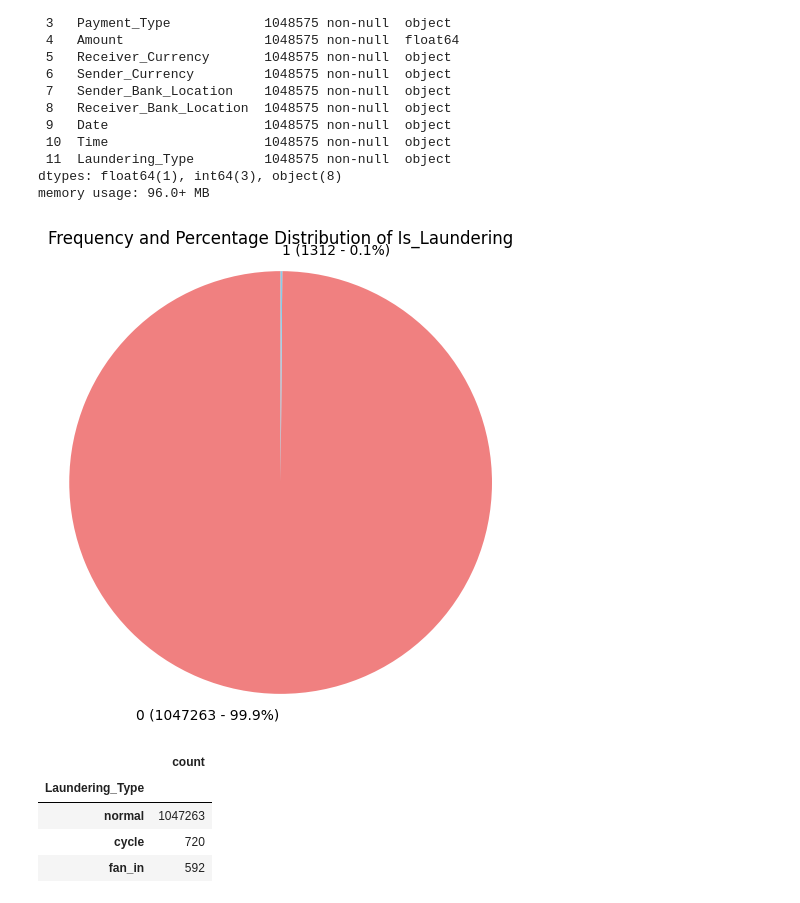
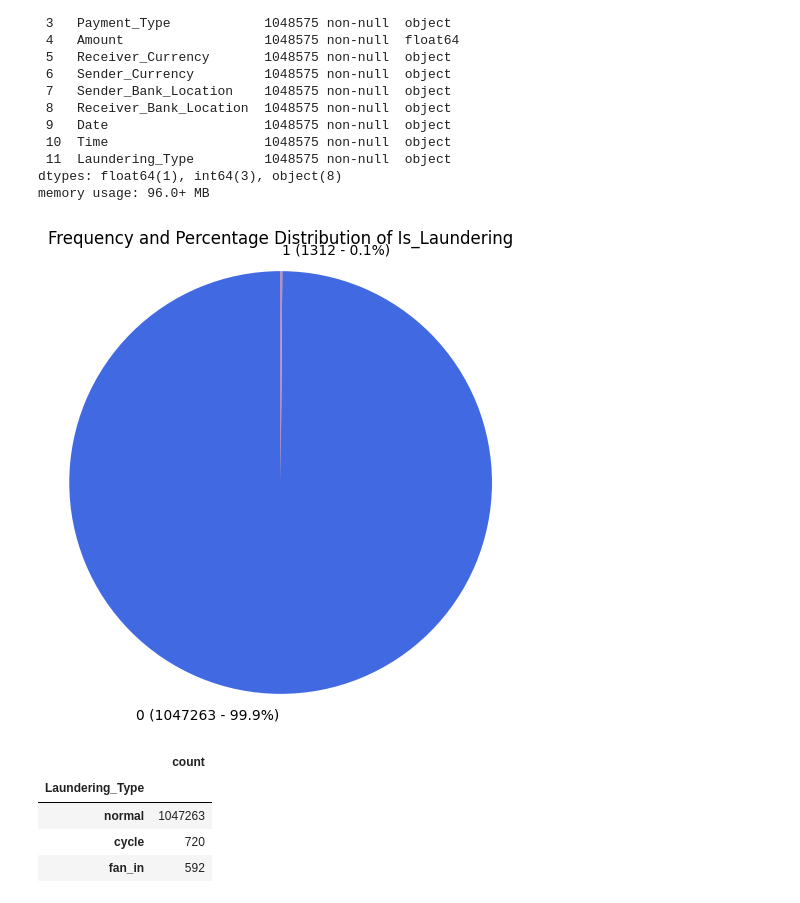
Before and after one commit to lyhour2/IBM_AMLSim_EDA, a Jupyter notebook: IBM_AMLSim_EDA.ipynb, the cells around one changed output. Cells and saved outputs as stored; diff of their text form; code cells hidden in the pictures.

```diff
--- a/IBM_AMLSim_EDA.ipynb
+++ b/IBM_AMLSim_EDA.ipynb
@@ -77,22 +76,22 @@ memory usage: 96.0+ MB
 # %%
 # @title
 source_of_money_counts = df['Is_Laundering'].value_counts()
 source_of_money_percentages = df['Is_Laundering'].value_counts(normalize=True) * 100
 
 labels = [f'{label} ({source_of_money_counts[label]} - {percentage:.1f}%)'
           for label, percentage in source_of_money_percentages.items()]
 
 plt.figure(figsize=(6, 6))
 plt.pie(source_of_money_percentages,
         labels=labels,
         autopct='',
-        colors=['lightcoral', 'skyblue'],
+        colors=['royalblue', 'lightcoral'],
         startangle=90)
 plt.title('Frequency and Percentage Distribution of Is_Laundering')
 plt.axis('equal') # Equal aspect ratio ensures that pie is drawn as a circle.
 plt.show()
 # %% [output]
-[figure, old version]
+[figure, new version]
 # %%
 df['Laundering_Type'].value_counts()
 # %% [output]
```
Also changed, not shown: parts of 3 cells of this notebook.
